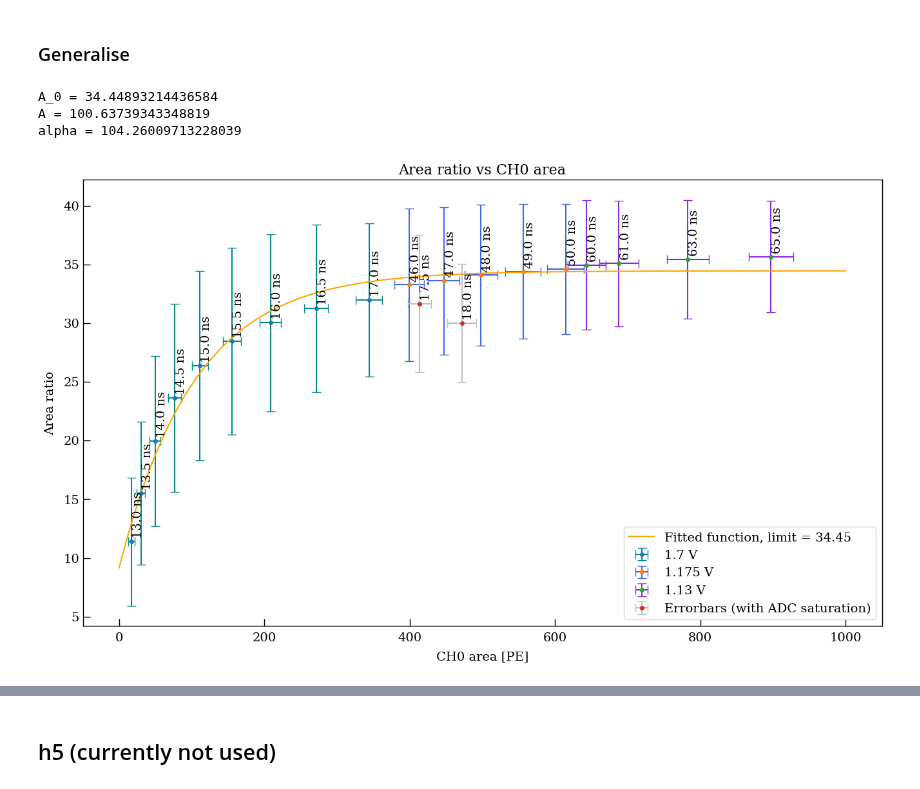
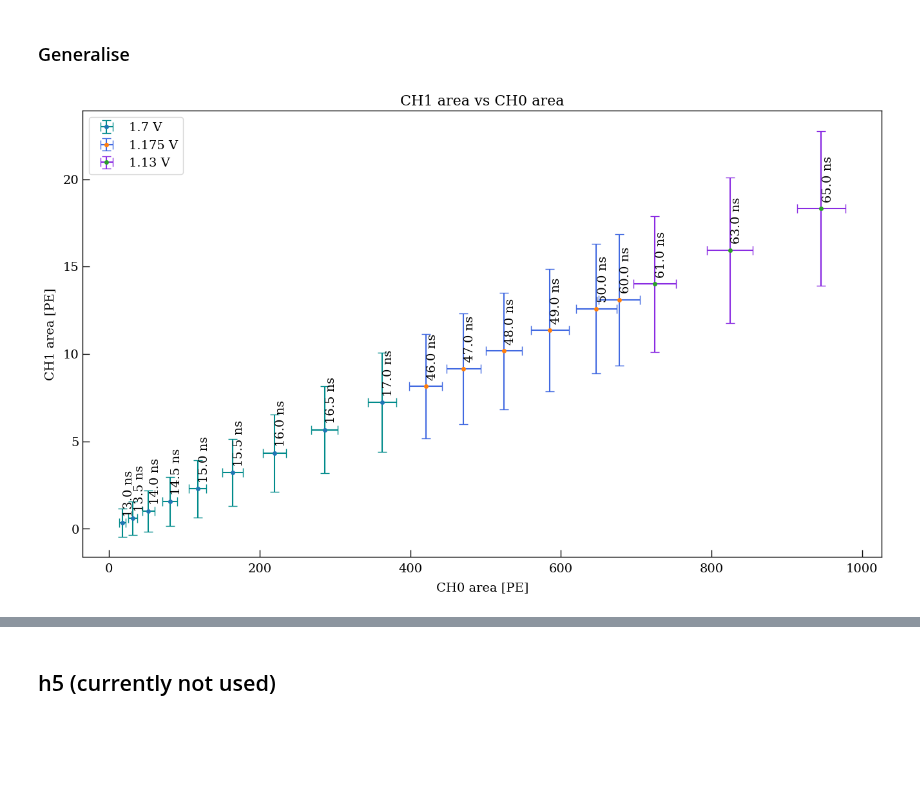
Before and after one commit to Westlake-University-Lsc-lab/RELICS_PMT_Data_Analysis, a Jupyter notebook: PolariserCheck/check_readout.ipynb, the cells around one changed output, grey strips where cells are left out. Cells and saved outputs as stored; diff of their text form; code cells hidden in the pictures; blank space fills up the shorter version.

```diff
--- a/PolariserCheck/check_readout.ipynb
+++ b/PolariserCheck/check_readout.ipynb
@@ -136,17 +136,21 @@ print("CH1 Total Events:",len(df.EventID[df.Channel==1]))
 
 ch1_area_0 = []
 ch0_area_0 = []
+ch2_area_0 = []
 
 ch0_area = []
 ch1_area = []
+ch2_area = []
 
 area_ratio = []
 
 for i in tqdm(range(0,len(df.Area))):
     if df.Channel[i] == 1:
-        ch1_area.append(df.Area[i]/79.74)
+        ch1_area.append(df.Area[i]/96.99)
     elif df.Channel[i] == 0:
-        ch0_area.append(df.Area[i]/82.26)
+        ch0_area.append(df.Area[i]/77.79)
+    elif df.Channel[i] == 2:
+        ch2_area.append(df.Area[i]/77.79)
 
 """
 for i in tqdm(range(0,len(df.Area))):
@@ -452,48 +491,40 @@ print(np.sqrt(ratio_popt[1]))
 # %% [markdown]
 ### Generalise
 # %%
-general = np.genfromtxt('./ratio.txt')
-
+general = np.genfromtxt('./mean.txt')
+"""
 def exp_fit(x,A_0,A,x_0,alpha):
     return A_0 - (A * np.exp(-(x-x_0)/alpha))
 
 general_popt, general_pcov = curve_fit(exp_fit,general[6:,0],general[6:,2],p0=(40,40,10,150))
 
 print('A_0 =',general_popt[0])
 print('A =',general_popt[1])
 print('alpha =',general_popt[3])
 
 general_fit_x = np.linspace(0,1000,1000)
 general_fit_y = exp_fit(general_fit_x,general_popt[0],general_popt[1],general_popt[2],general_popt[3])
-
+"""
 plt.figure(figsize=(16,9))
-plt.title('Area ratio vs CH0 area')
+plt.title('CH1 area vs CH0 area')
 plt.xlabel('CH0 area [PE]')
-plt.ylabel('Area ratio')
+plt.ylabel('CH1 area [PE]')
 
 #plt.scatter(general[:,4],general[:,2])
 
-plt.errorbar(general[6:15,0],general[6:15,2],xerr=general[6:15,1],
-             yerr=general[6:15,3],fmt='o',ecolor='darkcyan',label='1.7 V')
-plt.errorbar(general[15:20,0],general[15:20,2],xerr=general[15:20,1],
-             yerr=general[15:20,3],fmt='o',ecolor='royalblue',label='1.175 V')
-plt.errorbar(general[20:,0],general[20:,2],xerr=general[20:,1],
-             yerr=general[20:,3],fmt='o',ecolor='blueviolet',label='1.13 V')
-for i in range (6,len(general[:,0])):
-    plt.text(general[i,0]+1,general[i,2]+0.5,s=str(general[i,4])+' ns',rotation='vertical')
+plt.errorbar(general[:9,2],general[:9,4],xerr=general[:9,3],
+             yerr=general[:9,5],fmt='o',ecolor='darkcyan',label='1.7 V')
+plt.errorbar(general[9:15,2],general[9:15,4],xerr=general[9:15,3],
+             yerr=general[9:15,5],fmt='o',ecolor='royalblue',label='1.175 V')
+plt.errorbar(general[15:,2],general[15:,4],xerr=general[15:,3],
+             yerr=general[15:,5],fmt='o',ecolor='blueviolet',label='1.13 V')
+for i in range (0,len(general[:,0])):
+    plt.text(general[i,2]+1,general[i,4]+0.5,s=str(general[i,1])+' ns',rotation='vertical')
 
-plt.errorbar(general[4:6,0],general[4:6,2],xerr=general[4:6,1],
-             yerr=general[4:6,3],fmt='o',ecolor='silver',label='Errorbars (with ADC saturation)')
-for i in range (4,6):
-    plt.text(general[i,0]+1,general[i,2]+0.5,s=str(general[i,4])+' ns',rotation='vertical')
-
-plt.plot(general_fit_x,general_fit_y,color='orange',label='Fitted function, limit = '+str(round(general_popt[0],2)))
+#plt.plot(general_fit_x,general_fit_y,color='orange',label='Fitted function, limit = '+str(round(general_popt[0],2)))
 
 plt.legend()
-plt.savefig('./img/area_ratio_generalised.png',dpi=300)
+plt.savefig('./img/area_linear_generalised.png',dpi=300)
 plt.show()
 # %% [output]
-A_0 = 34.44893214436584
-A = 100.63739343348819
-alpha = 104.26009713228039
-[figure, old version]
+[figure, new version]
```
Also changed, not shown: parts of 10 cells of this notebook.
